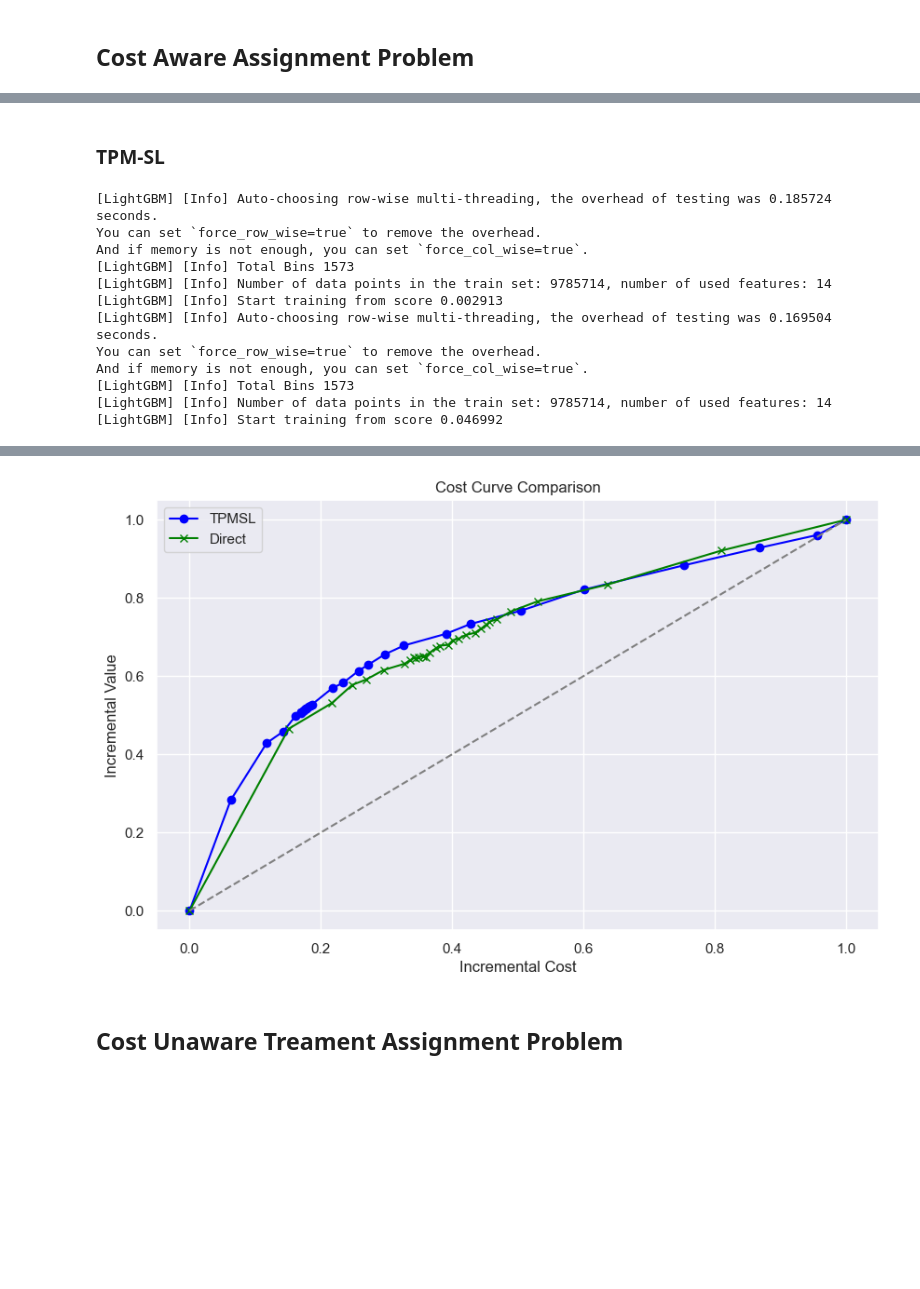
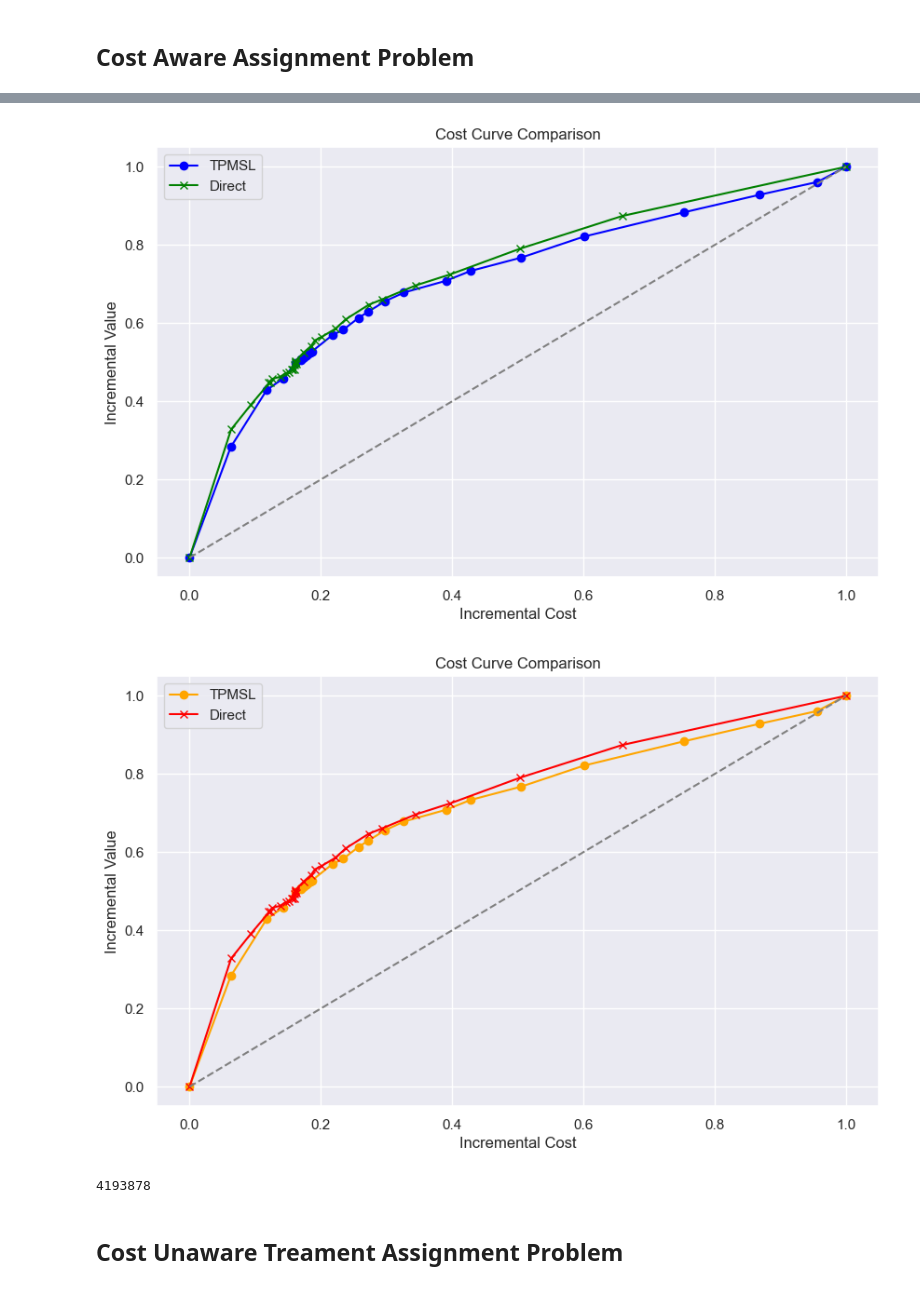
Before and after one commit to ikumadaiki/coupon, a Jupyter notebook: direting_heterogenius_causal_learning.ipynb, the cells around one changed output, grey strips where cells are left out. Drawn from its saved outputs; the diff is of its cells as text; code cells hidden in the pictures; blank space fills up the shorter version.

```diff
--- a/direting_heterogenius_causal_learning.ipynb
+++ b/direting_heterogenius_causal_learning.ipynb
@@ -1,13 +0,0 @@
-# %%
-import numpy as np
-import pandas as pd
-import matplotlib.pyplot as plt
-import japanize_matplotlib
-import matplotlib.style as style
-import seaborn as sns
-# Jupyter Notebookのマジックコマンドは削除し、必要に応じて設定を調整
-plt.style.use('default')  # ggplotやfivethirtyeightなど他のスタイルを使用できます
-sns.set()  # seabornのスタイルを使用
-
-# データの読み込み
-df = pd.read_csv('criteo-uplift-v2.1.csv')
@@ -183,17 +3,12 @@ Epoch 20, Average Loss: 1.7216739752894343
-# %% [markdown]
-### TPM-SL
-# %%
-roi_tpmsl = cost_aware.get_roi_tpmsl()
-# %% [output]
-[LightGBM] [Info] Auto-choosing row-wise multi-threading, the overhead of testing was 0.185724 seconds.
-You can set `force_row_wise=true` to remove the overhead.
-And if memory is not enough, you can set `force_col_wise=true`.
-[LightGBM] [Info] Total Bins 1573
-[LightGBM] [Info] Number of data points in the train set: 9785714, number of used features: 14
-[LightGBM] [Info] Start training from score 0.002913
-[LightGBM] [Info] Auto-choosing row-wise multi-threading, the overhead of testing was 0.169504 seconds.
-You can set `force_row_wise=true` to remove the overhead.
-And if memory is not enough, you can set `force_col_wise=true`.
-[LightGBM] [Info] Total Bins 1573
-[LightGBM] [Info] Number of data points in the train set: 9785714, number of used features: 14
-[LightGBM] [Info] Start training from score 0.046992
+# %%
+import numpy as np
+import matplotlib.pyplot as plt
+import cost_aware
+
+roi_direct = cost_aware.get_roi_direct()
+roi_tpmsl = cost_aware.get_roi_tpmsl()
+
+# それぞれのデータセットについて計算
+incremental_costs_tpmsl, incremental_values_tpmsl = cost_aware.calculate_values(roi_tpmsl)
+incremental_costs_direct, incremental_values_direct = cost_aware.calculate_values(roi_direct)
+# %% [output]
@@ -200,17 +32,9 @@ And if memory is not enough, you can set `force_col_wise=true`.
+[figure, added]
 # %%
-import numpy as np
-import matplotlib.pyplot as plt
-# 処理を関数化して同じ処理を二回行う
-
-# それぞれのデータセットについて計算
-incremental_costs_tpmsl, incremental_values_tpmsl = cost_aware.calculate_values(roi_tpmsl)
-incremental_costs_direct, incremental_values_direct = cost_aware.calculate_values(roi_direct)
-
-
 # 横軸と縦軸を正規化してグラフ描画
 plt.figure(figsize=(10, 6))
-plt.plot(incremental_costs_tpmsl / max(incremental_costs_tpmsl), incremental_values_tpmsl / max(incremental_values_tpmsl), marker='o', color='blue',  label='TPMSL')
-plt.plot(incremental_costs_direct / max(incremental_costs_direct), incremental_values_direct / max(incremental_values_direct), marker='x', color='green', label='Direct')
+plt.plot(incremental_costs_tpmsl / max(incremental_costs_tpmsl), incremental_values_tpmsl / max(incremental_values_tpmsl), marker='o', color='orange',  label='TPMSL')
+plt.plot(incremental_costs_direct / max(incremental_costs_direct), incremental_values_direct / max(incremental_values_direct), marker='x', color='red', label='Direct')
 # y = x の直線
 plt.plot([0, 1], [0, 1], linestyle='--', color='gray')
 plt.title('Cost Curve Comparison')
@@ -220,7 +44,11 @@ plt.legend()
 plt.grid(True)
 plt.show()
 # %% [output]
-[figure, old version]
+[figure, new version]
+# %%
+len(roi_direct)
+# %% [output]
+4193878
 # %% [markdown]
 ## Cost Unaware Treament Assignment Problem
 # %%
```
Also changed, not shown: parts of 13 cells of this notebook, 3 other files.
